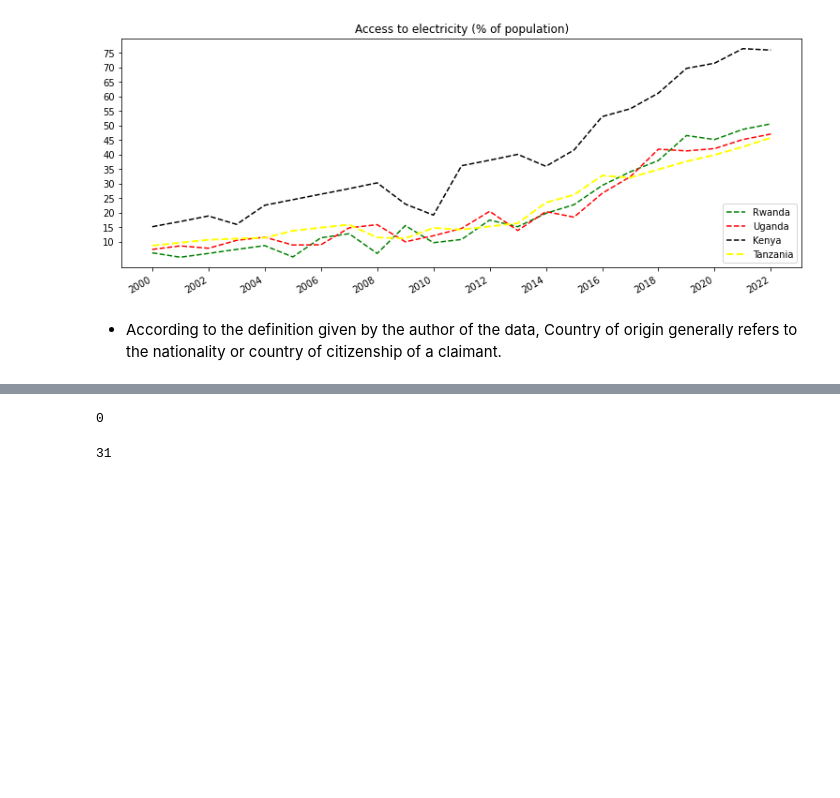
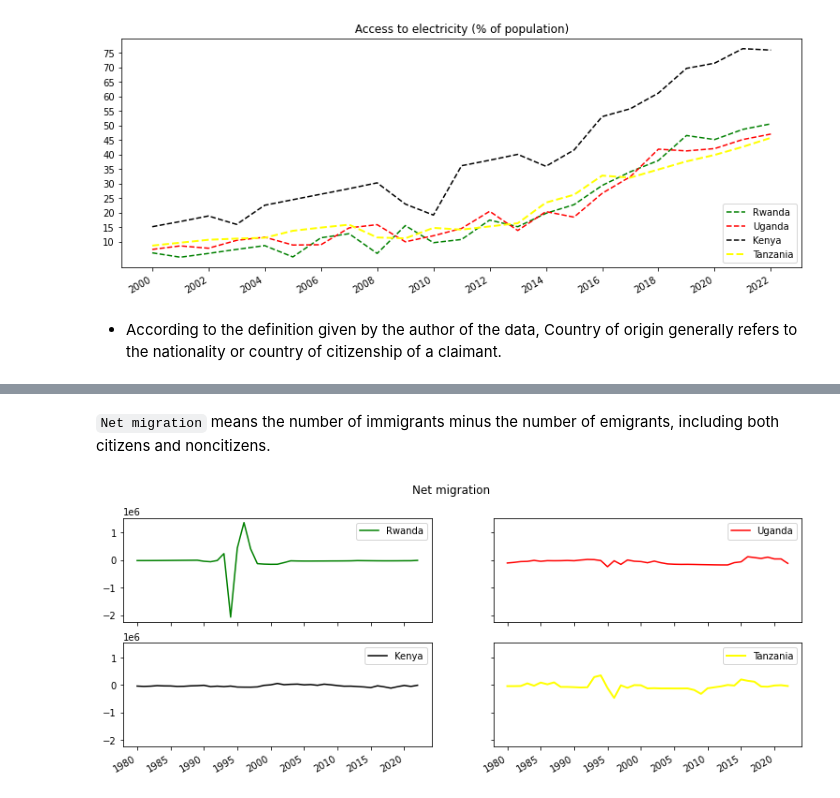
Before and after one commit to androbuz/EAC-Analysis, a Jupyter notebook: EAC Analysis.ipynb, the cells around one changed output, grey strips where cells are left out. Cells and saved outputs as stored; diff of their text form; code cells hidden in the pictures; blank space fills up the shorter version.

```diff
--- a/EAC Analysis.ipynb
+++ b/EAC Analysis.ipynb
@@ -382,18 +398,31 @@ plt.show()
-# %%
-indicator = "School enrollment, primary, female (% gross)"
-years, completed = query_range(df_RW, indicator, 1980, 2022)
-years, completed = removeNan(years, completed) #removing nan values
-#for 2nd indicator
-indicator = "Primary completion rate, female (% of relevant age group)"
-years2, completed2 = query_range(df_RW, indicator, 1980, 2022)
-years2, completed2 = removeNan(years2, completed2) #removing nan values
-years,years2,completed,completed2 = getCommon(years,years2,completed,completed2)
-# %% [output]
-0
-# %%
-indicator = "Primary completion rate, female (% of relevant age group)"
-years2, completed2 = query_range(df_RW, indicator, 1980, 2022)
-years2, completed2 = removeNan(years2, completed2) #removing nan values
-len(years2)
-# %% [output]
-31
+# %% [markdown]
+`Net migration` means the number of immigrants minus the number of emigrants, including both citizens and noncitizens.
+# %%
+indicator = "Net migration"
+start_year = 1980
+fig, ((ax1,ax2),(ax3,ax4)) = plt.subplots(2,2, figsize=(13,5), sharex=True, sharey=True)
+years, values = query_range(df_RW, indicator, start_year, 2023)
+ax1.plot(years, values, label="Rwanda", color=colors["RW"])
+#showing the title and centering it
+fig.suptitle(f"{indicator}")
+#plot the Uganda plot
+years, values = query_range(df_UG, indicator, start_year, 2023)
+ax2.plot(years, values, label="Uganda", color=colors["UG"])
+#plot the Kenya plot
+years, values = query_range(df_KE, indicator, start_year, 2023)
+ax3.plot(years, values, label="Kenya", color=colors["KE"])
+#plot the Tanzania plot
+years, values = query_range(df_TZ, indicator, start_year, 2023)
+ax4.plot(years, values, label="Tanzania", color=colors["TZ"], lw=2)
+#adding a legend
+ax1.legend()
+ax2.legend()
+ax3.legend()
+ax4.legend()
+#rotating the date label
+fig.autofmt_xdate()
+ax1.set_xticks(years[::5])
+#showing the plot
+plt.show()
+# %% [output]
+[figure, added]
```
Also changed, not shown: parts of 22 cells of this notebook.
